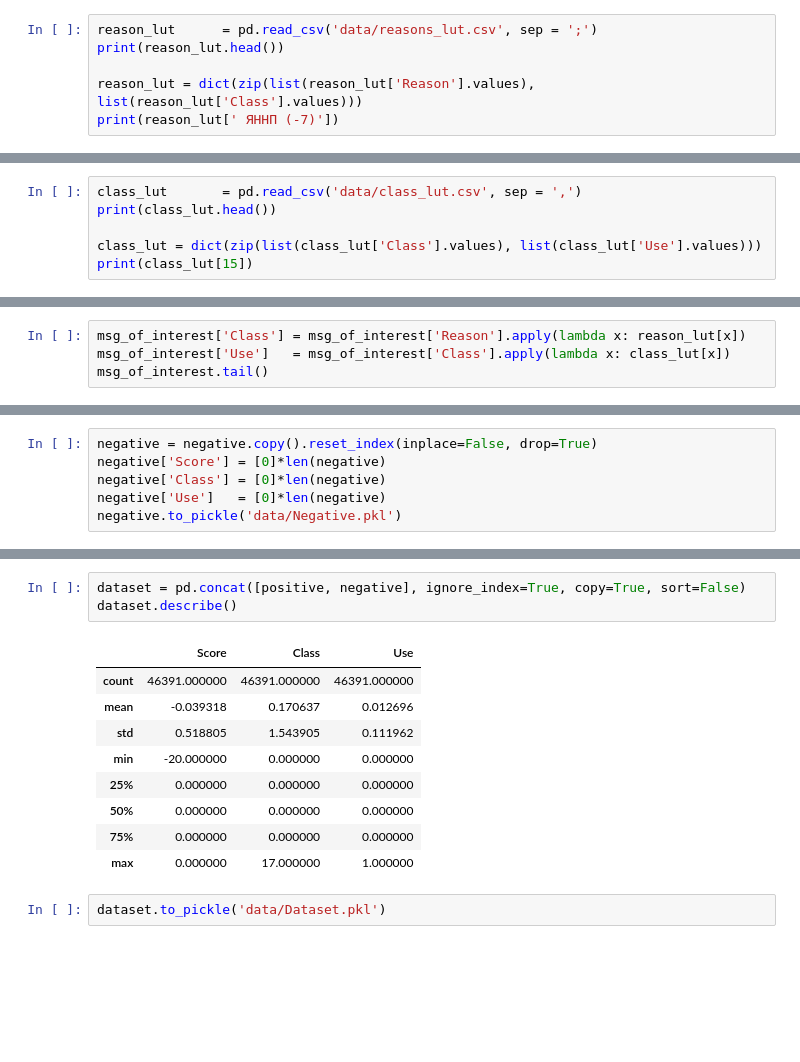
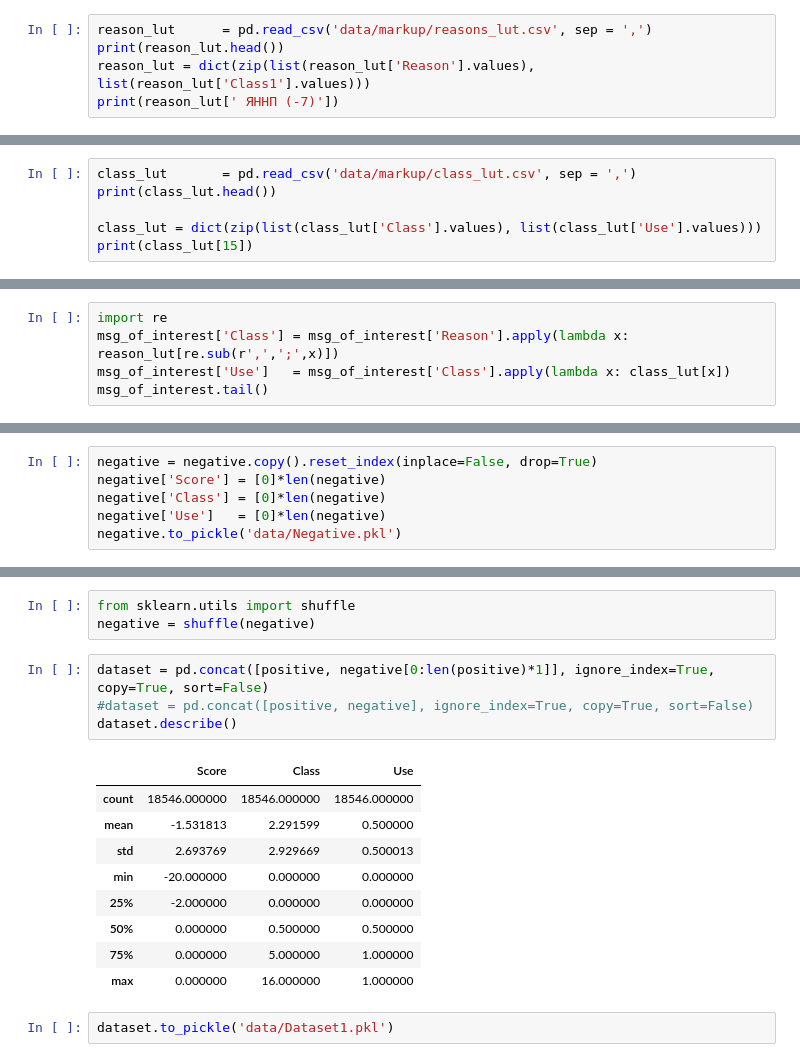
Before and after one commit to shkolnick-kun/lor_neuro_rat, a Jupyter notebook: LOR_markup_stage_2.ipynb, the cells around one changed output, grey strips where cells are left out. Drawn from its saved outputs; the diff is of its cells as text; blank space fills up the shorter version.

```diff
--- a/LOR_markup_stage_2.ipynb
+++ b/LOR_markup_stage_2.ipynb
@@ -35,7 +35,6 @@ msg_of_interest.head()
 # %%
-reason_lut      = pd.read_csv('data/reasons_lut.csv', sep = ';')
+reason_lut      = pd.read_csv('data/markup/reasons_lut.csv', sep = ',')
 print(reason_lut.head())
-
-reason_lut = dict(zip(list(reason_lut['Reason'].values), list(reason_lut['Class'].values)))
+reason_lut = dict(zip(list(reason_lut['Reason'].values), list(reason_lut['Class1'].values)))
 print(reason_lut[' ЯННП (-7)'])
 # %% [output]
@@ -48,6 +47,6 @@ print(reason_lut[' ЯННП (-7)'])
 0
 # %%
-class_lut       = pd.read_csv('data/class_lut.csv', sep = ',')
+class_lut       = pd.read_csv('data/markup/class_lut.csv', sep = ',')
 print(class_lut.head())
 
 class_lut = dict(zip(list(class_lut['Class'].values), list(class_lut['Use'].values)))
@@ -63,5 +62,6 @@ print(class_lut[15])
 # %%
-msg_of_interest['Class'] = msg_of_interest['Reason'].apply(lambda x: reason_lut[x])
+import re
+msg_of_interest['Class'] = msg_of_interest['Reason'].apply(lambda x: reason_lut[re.sub(r',',';',x)])
 msg_of_interest['Use']   = msg_of_interest['Class'].apply(lambda x: class_lut[x])
 msg_of_interest.tail()
 # %% [output]
@@ -148,15 +148,19 @@ negative.head()
+# %%
+from sklearn.utils import shuffle
+negative = shuffle(negative)
 # %%
-dataset = pd.concat([positive, negative], ignore_index=True, copy=True, sort=False)
+dataset = pd.concat([positive, negative[0:len(positive)*1]], ignore_index=True, copy=True, sort=False)
+#dataset = pd.concat([positive, negative], ignore_index=True, copy=True, sort=False)
 dataset.describe()
 # %% [output]
 |  | Score | Class | Use |
-| count | 46391.000000 | 46391.000000 | 46391.000000 |
-| mean | -0.039318 | 0.170637 | 0.012696 |
-| std | 0.518805 | 1.543905 | 0.111962 |
+| count | 18546.000000 | 18546.000000 | 18546.000000 |
+| mean | -1.531813 | 2.291599 | 0.500000 |
+| std | 2.693769 | 2.929669 | 0.500013 |
 | min | -20.000000 | 0.000000 | 0.000000 |
-| 25% | 0.000000 | 0.000000 | 0.000000 |
-| 50% | 0.000000 | 0.000000 | 0.000000 |
-| 75% | 0.000000 | 0.000000 | 0.000000 |
-| max | 0.000000 | 17.000000 | 1.000000 |
+| 25% | -2.000000 | 0.000000 | 0.000000 |
+| 50% | 0.000000 | 0.500000 | 0.500000 |
+| 75% | 0.000000 | 5.000000 | 1.000000 |
+| max | 0.000000 | 16.000000 | 1.000000 |
 # %%
-dataset.to_pickle('data/Dataset.pkl')
+dataset.to_pickle('data/Dataset1.pkl')
```
Also changed, not shown: parts of 11 cells of this notebook, 3 other files.
